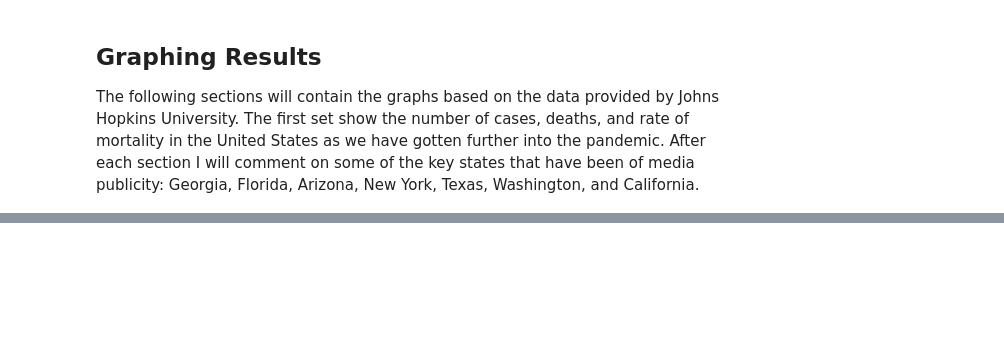
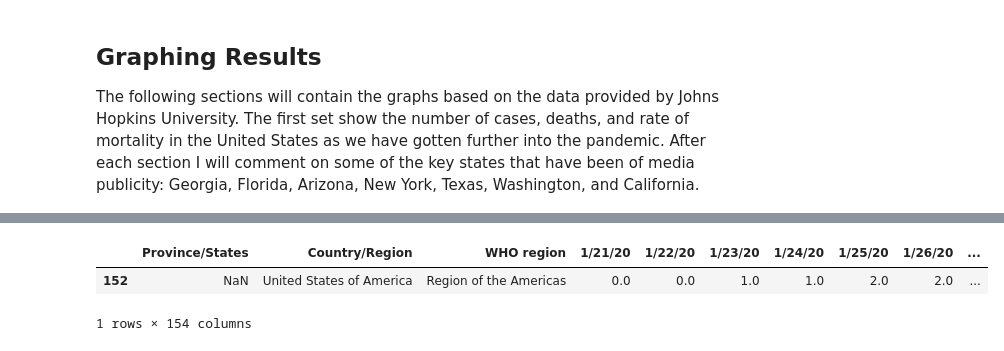
Before and after one commit to kleiaLaRoe/projects, a Jupyter notebook: python/patternRecognition/COVID19/COVID19Data.ipynb, the cells around one changed output, grey strips where cells are left out. Cells and saved outputs as stored; diff of their text form; code cells hidden in the pictures; blank space fills up the shorter version.

```diff
--- a/python/patternRecognition/COVID19/COVID19Data.ipynb
+++ b/python/patternRecognition/COVID19/COVID19Data.ipynb
@@ -207,0 +279,6 @@ int(int(us.states.AL.fips)/10)
+# %%
+dataWHO[dataWHO['Country/Region']=='United States of America']
+# %% [output]
+|  | Province/States | Country/Region | WHO region | 1/21/20 | 1/22/20 | 1/23/20 | 1/24/20 | 1/25/20 | 1/26/20 | ... |
+| 152 | NaN | United States of America | Region of the Americas | 0.0 | 0.0 | 1.0 | 1.0 | 2.0 | 2.0 | ... |
+1 rows × 154 columns
```
Also changed, not shown: parts of 15 cells of this notebook.
